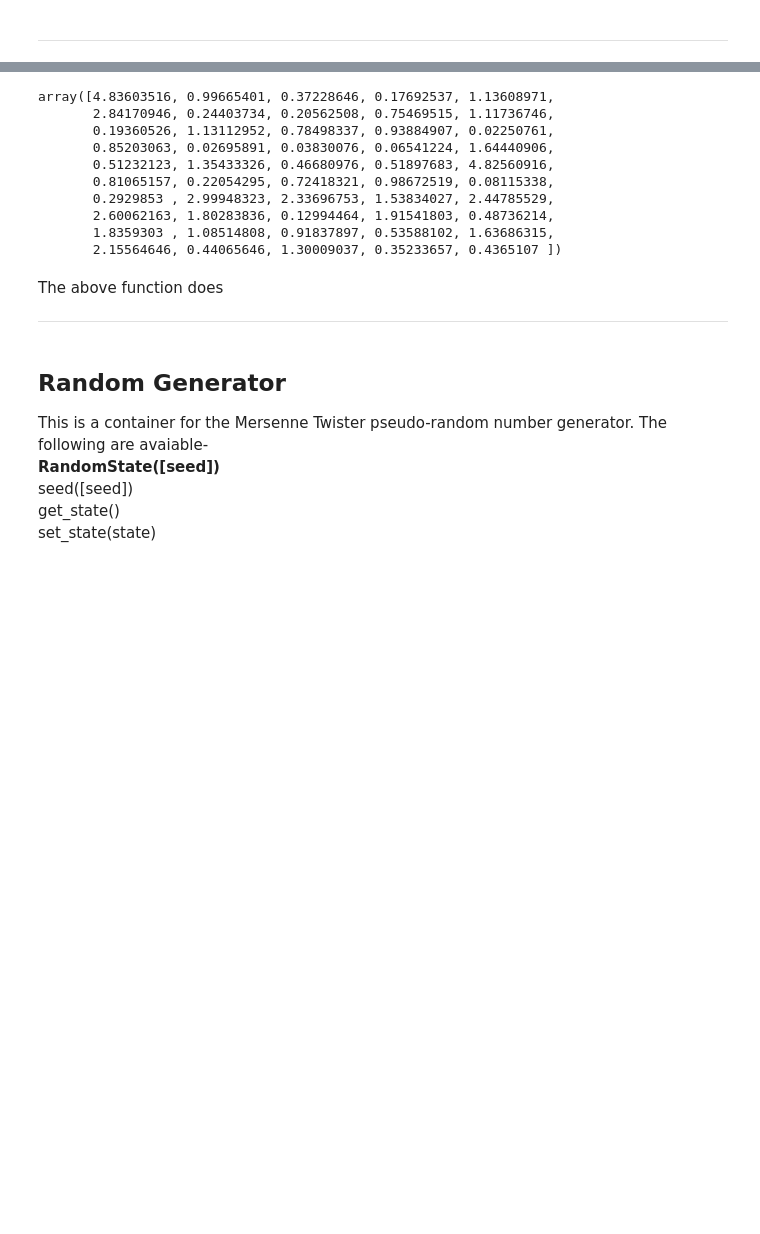
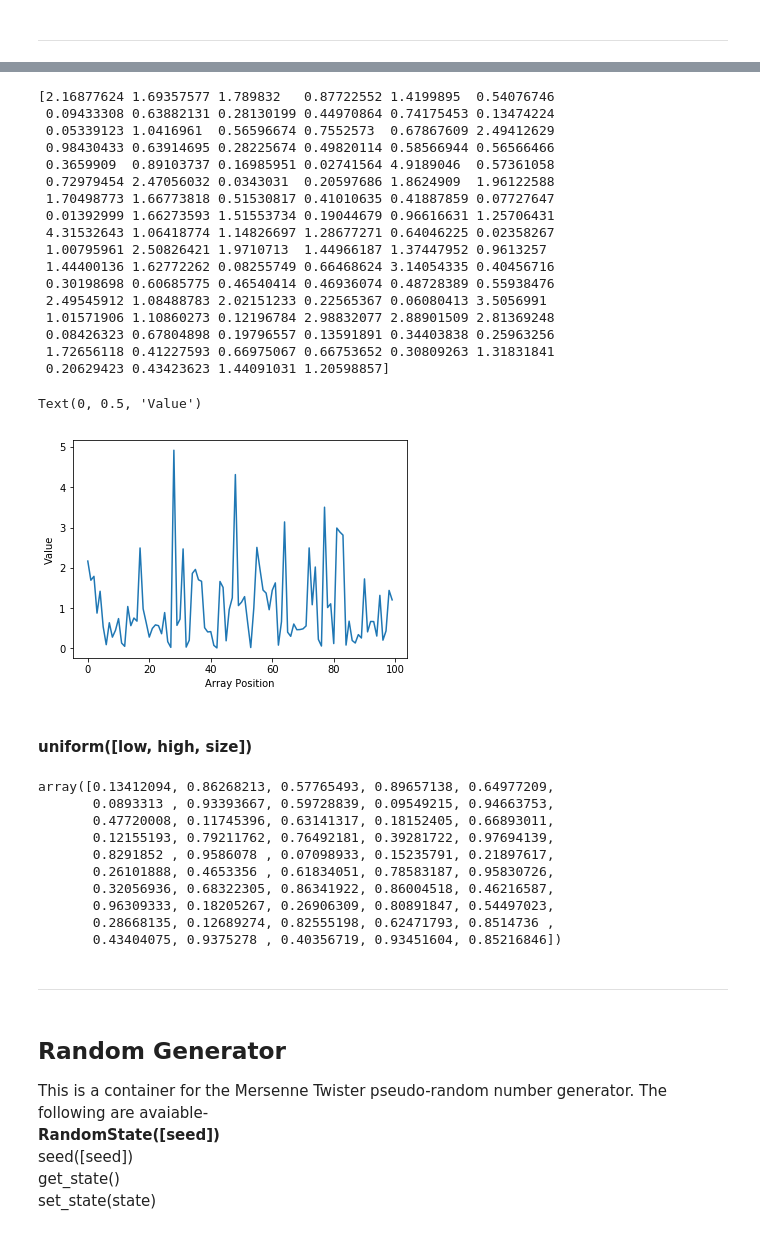
Before and after one commit to IanWafer/Programming-Assignment, a Jupyter notebook: numpy.random explained.ipynb, the cells around one changed output, grey strips where cells are left out. Drawn from its saved outputs; the diff is of its cells as text; code cells hidden in the pictures; blank space fills up the shorter version.

```diff
--- a/numpy.random explained.ipynb
+++ b/numpy.random explained.ipynb
@@ -214,20 +226,46 @@ plt.hist(np.random.lognormal(3., 1., 1000), bins=50)
+# %%
+c = np.random.standard_exponential(100)
+print(c)
+plt.plot(c)
+plt.xlabel('Array Position')
+plt.ylabel('Value')
+# %% [output]
+[2.16877624 1.69357577 1.789832   0.87722552 1.4199895  0.54076746
+ 0.09433308 0.63882131 0.28130199 0.44970864 0.74175453 0.13474224
+ 0.05339123 1.0416961  0.56596674 0.7552573  0.67867609 2.49412629
+ 0.98430433 0.63914695 0.28225674 0.49820114 0.58566944 0.56566466
+ 0.3659909  0.89103737 0.16985951 0.02741564 4.9189046  0.57361058
+ 0.72979454 2.47056032 0.0343031  0.20597686 1.8624909  1.96122588
+ 1.70498773 1.66773818 0.51530817 0.41010635 0.41887859 0.07727647
+ 0.01392999 1.66273593 1.51553734 0.19044679 0.96616631 1.25706431
+ 4.31532643 1.06418774 1.14826697 1.28677271 0.64046225 0.02358267
+ 1.00795961 2.50826421 1.9710713  1.44966187 1.37447952 0.9613257
+ 1.44400136 1.62772262 0.08255749 0.66468624 3.14054335 0.40456716
+ 0.30198698 0.60685775 0.46540414 0.46936074 0.48728389 0.55938476
+ 2.49545912 1.08488783 2.02151233 0.22565367 0.06080413 3.5056991
+ 1.01571906 1.10860273 0.12196784 2.98832077 2.88901509 2.81369248
+ 0.08426323 0.67804898 0.19796557 0.13591891 0.34403838 0.25963256
+ 1.72656118 0.41227593 0.66975067 0.66753652 0.30809263 1.31831841
+ 0.20629423 0.43423623 1.44091031 1.20598857]
+Text(0, 0.5, 'Value')
+[figure, added]
+# %% [markdown]
+#### uniform([low, high, size])
 # %%
-np.random.standard_exponential(50)
+np.random.uniform(0,1,50)
 # %% [output]
-array([4.83603516, 0.99665401, 0.37228646, 0.17692537, 1.13608971,
-       2.84170946, 0.24403734, 0.20562508, 0.75469515, 1.11736746,
-       0.19360526, 1.13112952, 0.78498337, 0.93884907, 0.02250761,
-       0.85203063, 0.02695891, 0.03830076, 0.06541224, 1.64440906,
-       0.51232123, 1.35433326, 0.46680976, 0.51897683, 4.82560916,
-       0.81065157, 0.22054295, 0.72418321, 0.98672519, 0.08115338,
-       0.2929853 , 2.99948323, 2.33696753, 1.53834027, 2.44785529,
-       2.60062163, 1.80283836, 0.12994464, 1.91541803, 0.48736214,
-       1.8359303 , 1.08514808, 0.91837897, 0.53588102, 1.63686315,
-       2.15564646, 0.44065646, 1.30009037, 0.35233657, 0.4365107 ])
+array([0.13412094, 0.86268213, 0.57765493, 0.89657138, 0.64977209,
+       0.0893313 , 0.93393667, 0.59728839, 0.09549215, 0.94663753,
+       0.47720008, 0.11745396, 0.63141317, 0.18152405, 0.66893011,
+       0.12155193, 0.79211762, 0.76492181, 0.39281722, 0.97694139,
+       0.8291852 , 0.9586078 , 0.07098933, 0.15235791, 0.21897617,
+       0.26101888, 0.4653356 , 0.61834051, 0.78583187, 0.95830726,
+       0.32056936, 0.68322305, 0.86341922, 0.86004518, 0.46216587,
+       0.96309333, 0.18205267, 0.26906309, 0.80891847, 0.54497023,
+       0.28668135, 0.12689274, 0.82555198, 0.62471793, 0.8514736 ,
+       0.43404075, 0.9375278 , 0.40356719, 0.93451604, 0.85216846])
-# %% [markdown]
-The above function does
-
-***
+# %% [markdown]
+***
 # %% [markdown]
 ## Random Generator<a id='Random'></a>
 This is a container for the Mersenne Twister pseudo-random number generator. The following are avaiable-
```
Also changed, not shown: parts of 12 cells of this notebook.
